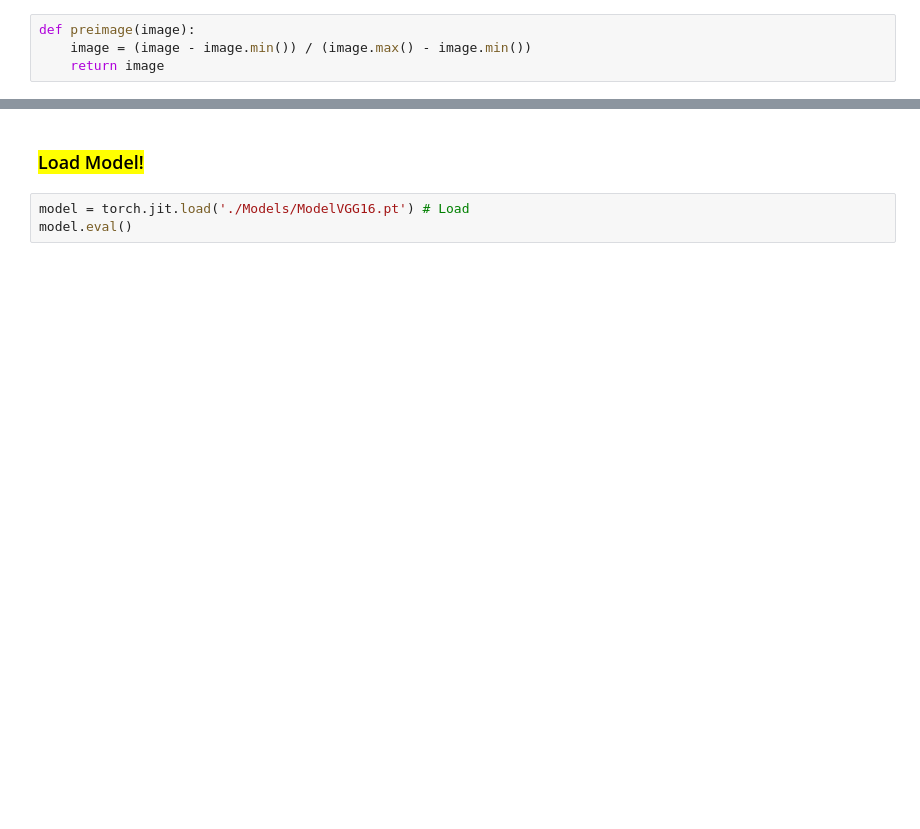
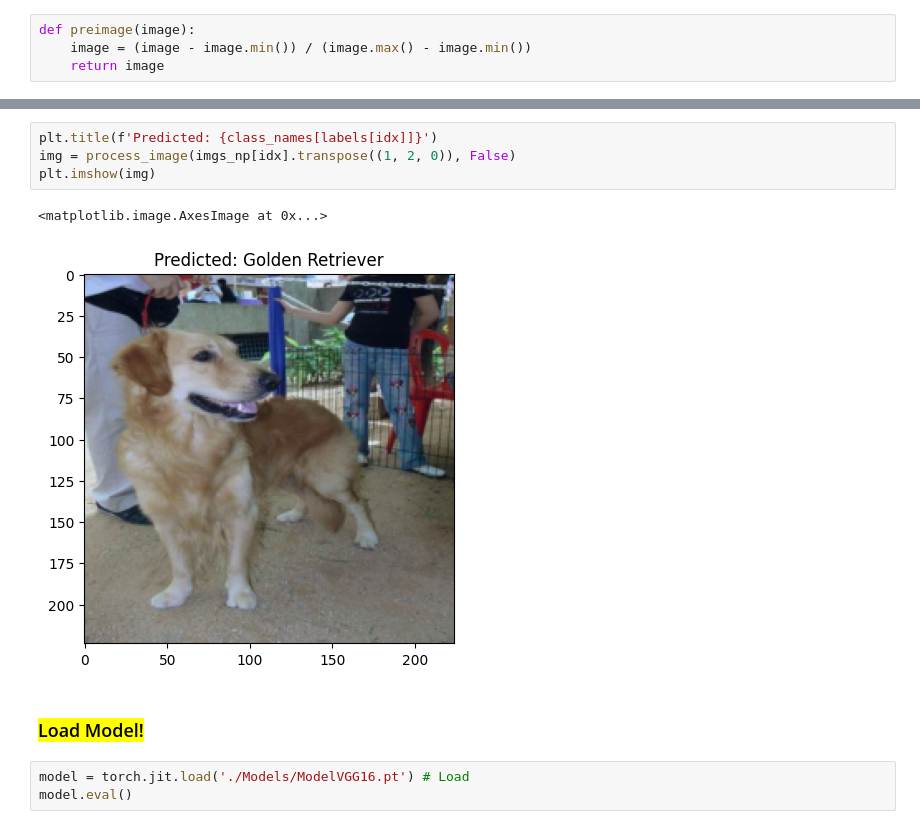
Before and after one commit to ipleiria-ciic/sp-ia, a Jupyter notebook: NB07-0224/NB07-0224-3.0.0-SGABased-Dataset.ipynb, the cells around one changed output, grey strips where cells are left out. Saved outputs shown, nothing was run; the diff lists cells and outputs as text; blank space fills up the shorter version.

```diff
--- a/NB07-0224/NB07-0224-3.0.0-SGABased-Dataset.ipynb
+++ b/NB07-0224/NB07-0224-3.0.0-SGABased-Dataset.ipynb
@@ -308,3 +225,10 @@ model_scripted.save('./Models/ModelVGG16.pt') # Save
+# %%
+plt.title(f'Predicted: {class_names[labels[idx]]}')
+img = process_image(imgs_np[idx].transpose((1, 2, 0)), False)
+plt.imshow(img)
+# %% [output]
+<matplotlib.image.AxesImage at 0x...>
+[figure, added]
 # %% [markdown]
 ### <mark>Load Model!</mark>
 # %%
```
Also changed, not shown: parts of 44 cells of this notebook, 11 other files.
